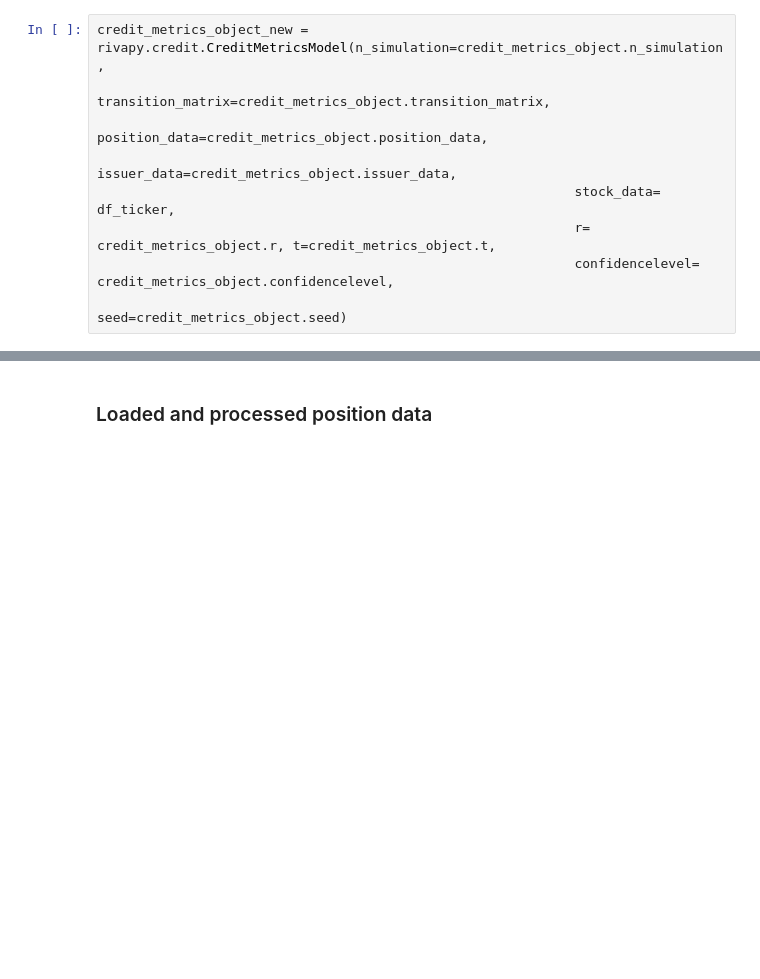
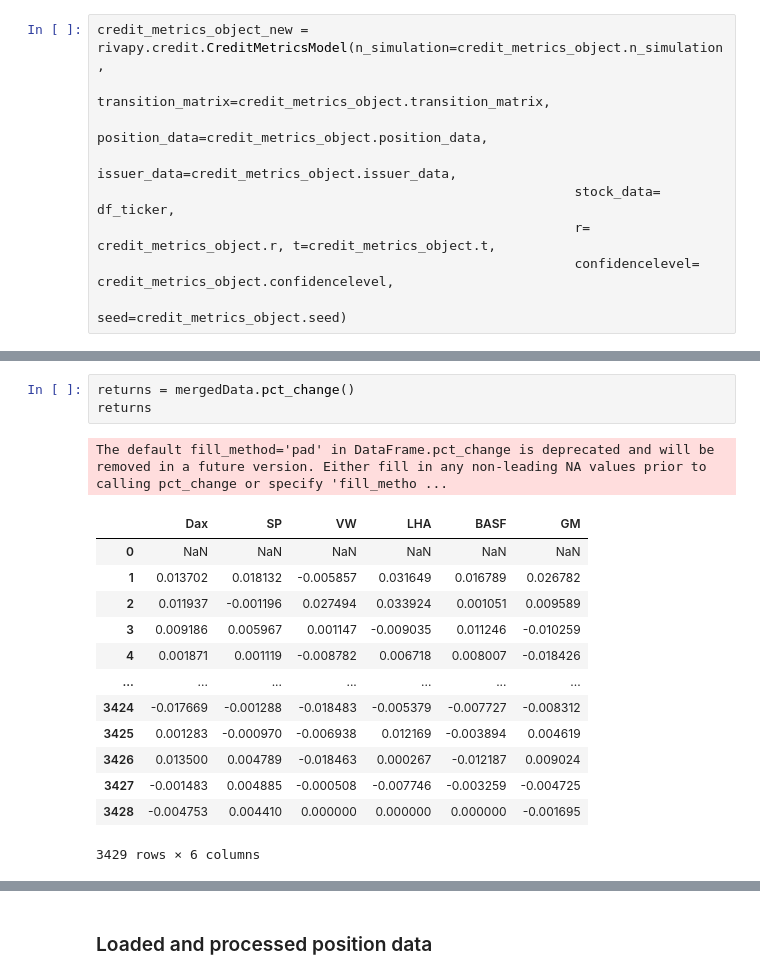
Before and after one commit to RIVACON/RiVaPy, a Jupyter notebook: notebooks/credit/credit_metrics.ipynb, the cells around one changed output, grey strips where cells are left out. Cells and saved outputs as stored; diff of their text form; blank space fills up the shorter version.

```diff
--- a/notebooks/credit/credit_metrics.ipynb
+++ b/notebooks/credit/credit_metrics.ipynb
@@ -273,0 +286,18 @@ dtype: float64
+# %%
+returns = mergedData.pct_change()
+returns
+# %% [output]
+The default fill_method='pad' in DataFrame.pct_change is deprecated and will be removed in a future version. Either fill in any non-leading NA values prior to calling pct_change or specify 'fill_metho ...
+|  | Dax | SP | VW | LHA | BASF | GM |
+| 0 | NaN | NaN | NaN | NaN | NaN | NaN |
+| 1 | 0.013702 | 0.018132 | -0.005857 | 0.031649 | 0.016789 | 0.026782 |
+| 2 | 0.011937 | -0.001196 | 0.027494 | 0.033924 | 0.001051 | 0.009589 |
+| 3 | 0.009186 | 0.005967 | 0.001147 | -0.009035 | 0.011246 | -0.010259 |
+| 4 | 0.001871 | 0.001119 | -0.008782 | 0.006718 | 0.008007 | -0.018426 |
+| ... | ... | ... | ... | ... | ... | ... |
+| 3424 | -0.017669 | -0.001288 | -0.018483 | -0.005379 | -0.007727 | -0.008312 |
+| 3425 | 0.001283 | -0.000970 | -0.006938 | 0.012169 | -0.003894 | 0.004619 |
+| 3426 | 0.013500 | 0.004789 | -0.018463 | 0.000267 | -0.012187 | 0.009024 |
+| 3427 | -0.001483 | 0.004885 | -0.000508 | -0.007746 | -0.003259 | -0.004725 |
+| 3428 | -0.004753 | 0.004410 | 0.000000 | 0.000000 | 0.000000 | -0.001695 |
+3429 rows × 6 columns
```
Also changed, not shown: parts of 22 cells of this notebook, 3 other files.
